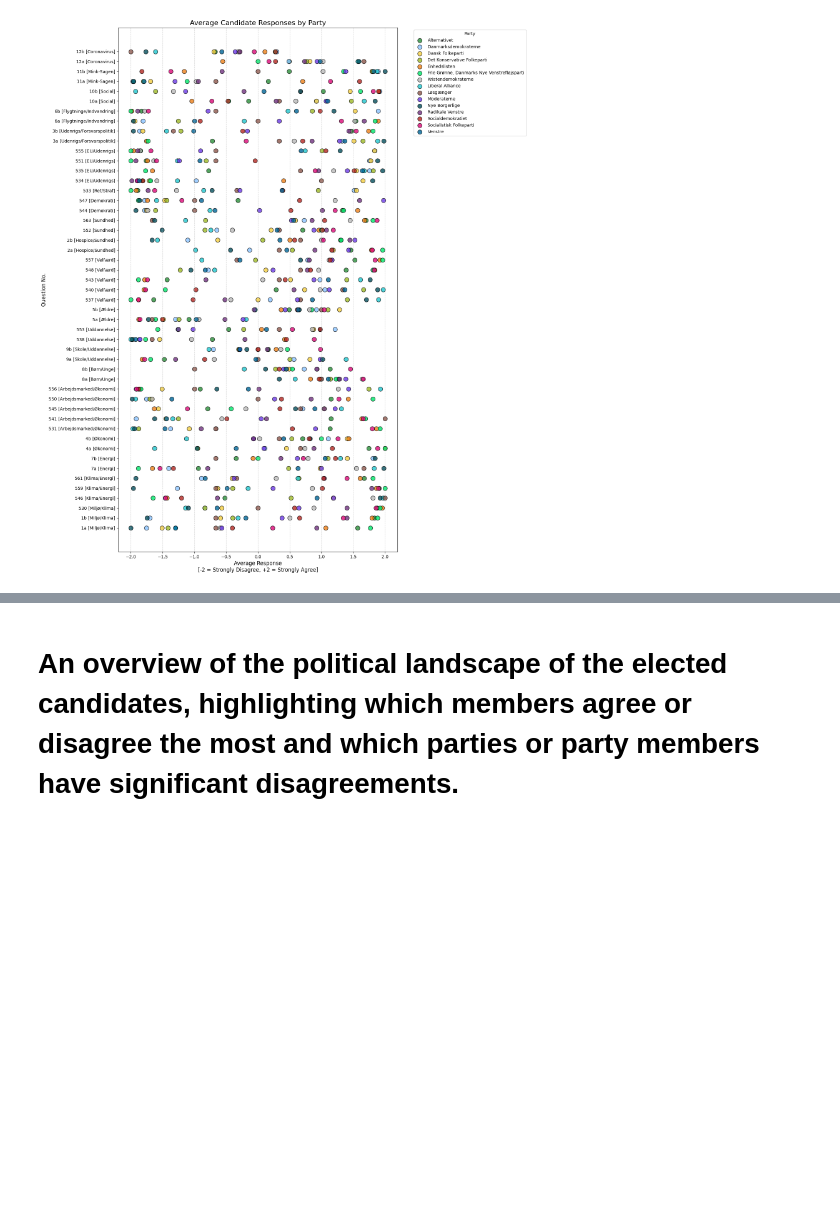
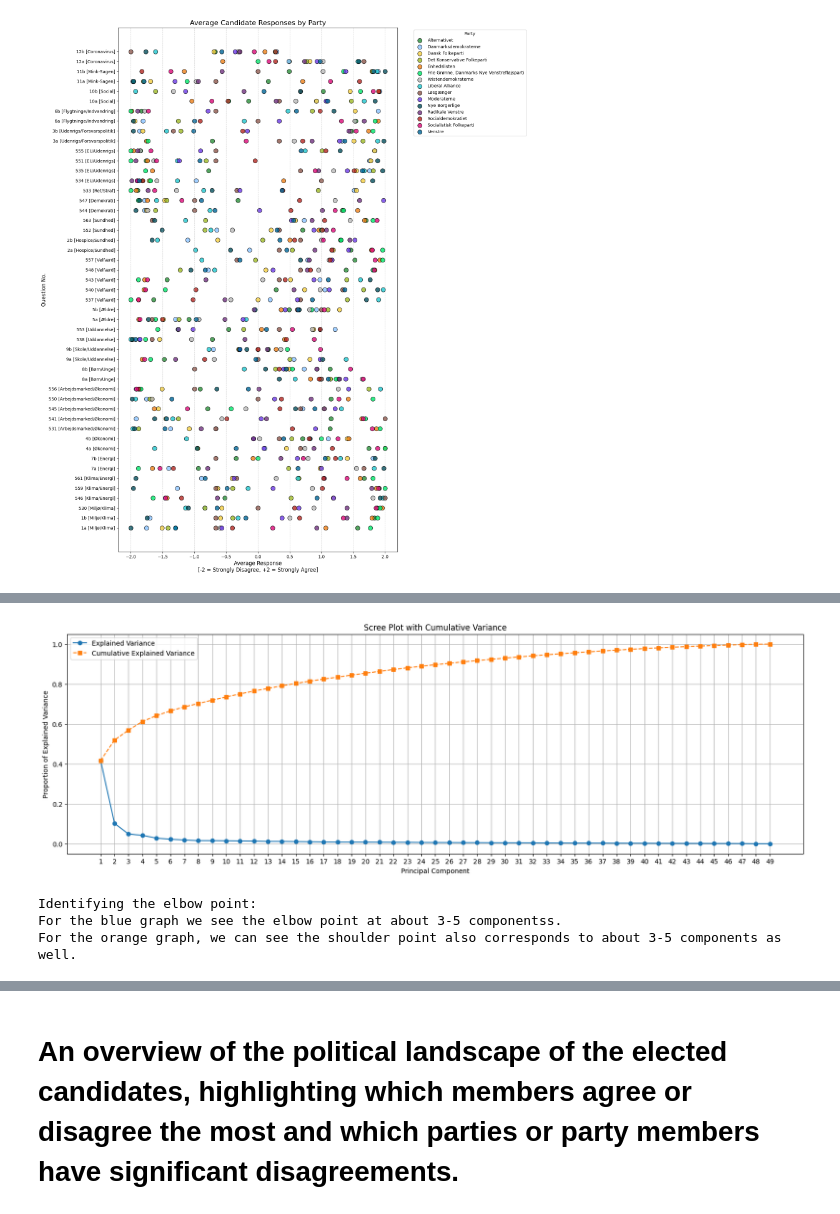
Before and after one commit to Dogmeat2000/MAL1-Python, a Jupyter notebook: Assignment 6/6. Candidate Test 2022 II.ipynb, the cells around one changed output, grey strips where cells are left out. Saved outputs shown, nothing was run; the diff lists cells and outputs as text; code cells hidden in the pictures; blank space fills up the shorter version.

Commit message:
Assignment 6: Completed Principle Component Analysis Identified the most important questions, in explaining the difference between party answers across the given questions.

```diff
--- a/Assignment 6/6. Candidate Test 2022 II.ipynb
+++ b/Assignment 6/6. Candidate Test 2022 II.ipynb
@@ -152,0 +172,43 @@ Candidate Average Responses visualized for each party:
+# %%
+# 1. Let's first prepare the data:
+## Remove non-numerical columns:
+X_PCA = raw_data
+X_PCA = X_PCA.drop(columns=['storkreds', 'alder', 'navn', 'parti'])
+
+## Remove any rows with missing data:
+X_PCA = X_PCA.dropna()
+
+
+# 2. Standardize the data, so mean = 0 and the standard variance for each feature/question is 1. (i.e. -1 to 1).
+scaler = StandardScaler()
+X_PCA = scaler.fit_transform(X_PCA)
+
+
+# 3. Perform the PCA using sklean framework. Keeping all features initially and plot to scree graph, so I can see where the elbow point is:
+pca = PCA(n_components=None)
+pca.fit(X_PCA)
+
+
+# 4. Extract and visualize all the components.
+X_PCA_explained_variance_ratio = pca.explained_variance_ratio_
+X_PCA_cumulative_variance_ratio = np.cumsum(X_PCA_explained_variance_ratio)
+
+plt.figure(figsize=(20, 6))
+
+plt.plot(range(1, len(X_PCA_explained_variance_ratio)+1), X_PCA_explained_variance_ratio, marker='o', label='Explained Variance')
+plt.plot(range(1, len(X_PCA_cumulative_variance_ratio)+1), X_PCA_cumulative_variance_ratio, marker='s', linestyle='--', label='Cumulative Explained Variance')
+
+plt.title('Scree Plot with Cumulative Variance')
+plt.xlabel('Principal Component')
+plt.ylabel('Proportion of Explained Variance')
+plt.grid(True)
+plt.legend()
+plt.xticks(np.arange(1, len(X_PCA_explained_variance_ratio) + 1))
+plt.show()
+
+print("\n\nIdentifying the elbow point:\nFor the blue graph we see the elbow point at about 3-5 componentss.\nFor the orange graph, we can see the shoulder point also corresponds to about 3-5 components as well.")
+# %% [output]
+[figure, added]
+Identifying the elbow point:
+For the blue graph we see the elbow point at about 3-5 componentss.
+For the orange graph, we can see the shoulder point also corresponds to about 3-5 components as well.
```
Also changed, not shown: parts of 11 cells of this notebook.
